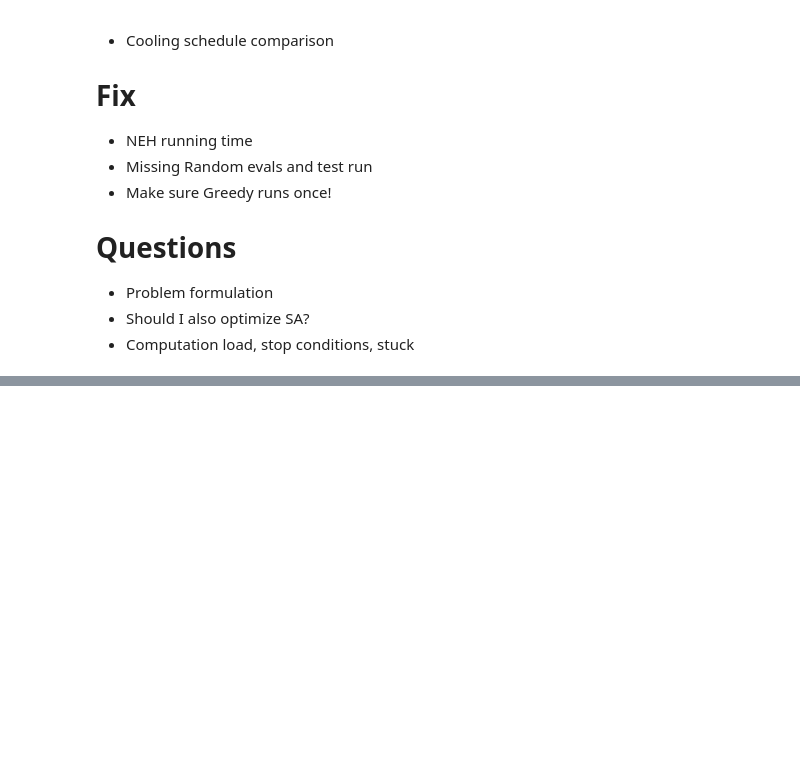
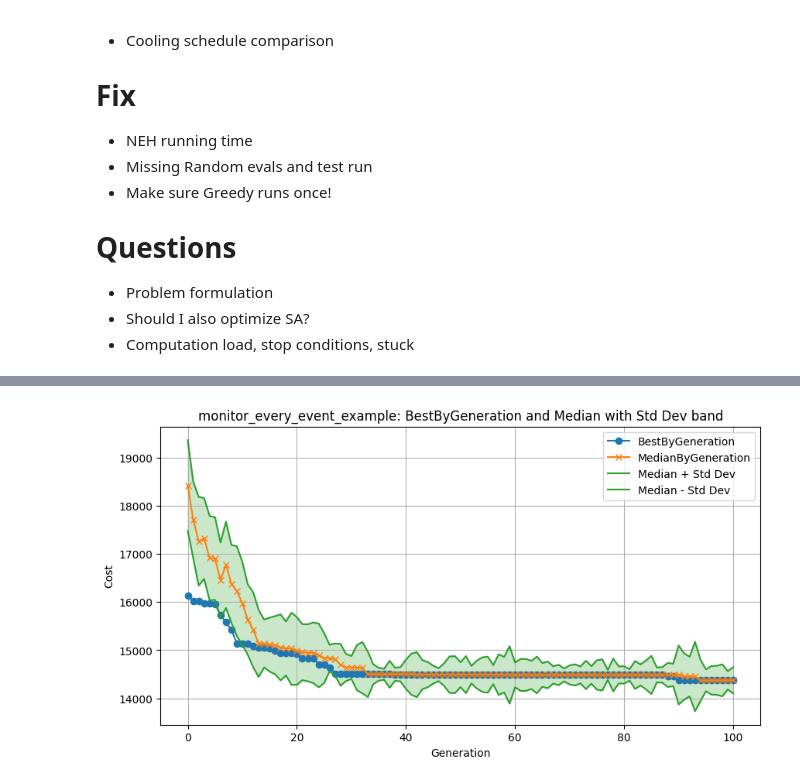
Before and after one commit to CichySA/Optimization_methods, a Jupyter notebook: Analysis/Test.ipynb, the cells around one changed output, grey strips where cells are left out. Saved outputs shown, nothing was run; the diff lists cells and outputs as text; code cells hidden in the pictures; blank space fills up the shorter version.

Commit message:
Refactoring Metric recording

```diff
--- a/Analysis/Test.ipynb
+++ b/Analysis/Test.ipynb
@@ -475,0 +509,65 @@ score_pivot
+# %%
+import json
+import pandas as pd
+import matplotlib.pyplot as plt
+from file_io import EXPERIMENTS_ROOT
+
+out_dir = EXPERIMENTS_ROOT / "monitor_every_event_example"
+results_csv = out_dir / "experiment_results.csv"
+detailed_json = out_dir / "experiment_results.json"
+
+if not results_csv.exists() and not detailed_json.exists():
+    raise FileNotFoundError(f"No results found in {out_dir}. Run the experiment first.")
+
+if detailed_json.exists():
+    with open(detailed_json, 'r') as f:
+        details = json.load(f)
+    if not details:
+        raise RuntimeError("Detailed results JSON is empty.")
+
+    exp = details[0]
+    metrics = exp.get('Metrics') or exp.get('ExperimentalData') or {}
+    best_by_gen = metrics.get('BestByGeneration')
+    median_by_gen = metrics.get('MedianByGeneration')
+    deviation_by_gen = metrics.get('DeviationByGeneration')
+
+    s_best = pd.Series(best_by_gen) if best_by_gen is not None else None
+    s_median = pd.Series(median_by_gen) if median_by_gen is not None else None
+    s_std = pd.Series(deviation_by_gen) if deviation_by_gen is not None else None
+
+    plt.figure(figsize=(10, 5))
+
+    if s_best is not None:
+        s_best.plot(marker='o', label='BestByGeneration', color='C0')
+
+    if s_median is not None:
+        s_median.plot(marker='x', label='MedianByGeneration', color='C1')
+
+    if s_median is not None and s_std is not None:
+        n = min(len(s_median), len(s_std))
+        s_median = s_median.iloc[:n]
+        s_std = s_std.iloc[:n]
+
+        upper = s_median + s_std
+        lower = s_median - s_std
+        x = s_median.index
+
+        upper.plot(label='Median + Std Dev', color='C2', linestyle='-')
+        lower.plot(label='Median - Std Dev', color='C2', linestyle='-')
+        plt.fill_between(x, lower.values, upper.values, color='C2', alpha=0.25)
+
+    plt.xlabel('Generation')
+    plt.ylabel('Cost')
+    plt.title('monitor_every_event_example: BestByGeneration and Median with Std Dev band')
+    plt.legend()
+    plt.grid(True)
+    plt.show()
+else:
+    # Fallback: try plotting any numeric columns present in CSV that resemble the metrics
+    df = pd.read_csv(results_csv)
+    print('Available CSV columns:', df.columns.tolist())
+    raise RuntimeError('Detailed experimental metrics not found in JSON; check output configuration to save detailed results.')
+
+metrics
+# %% [output]
+[figure, added]
```
Also changed, not shown: parts of 5 cells of this notebook, 44 other files.
